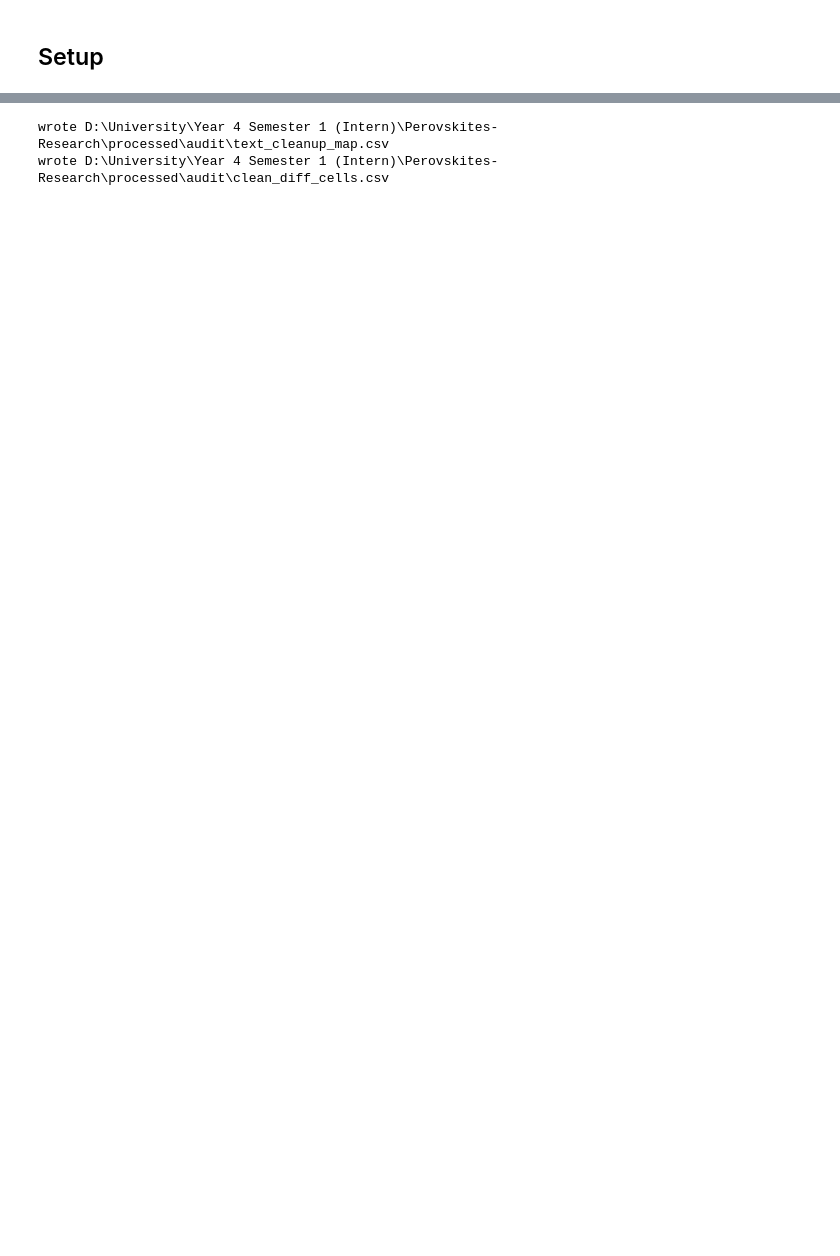
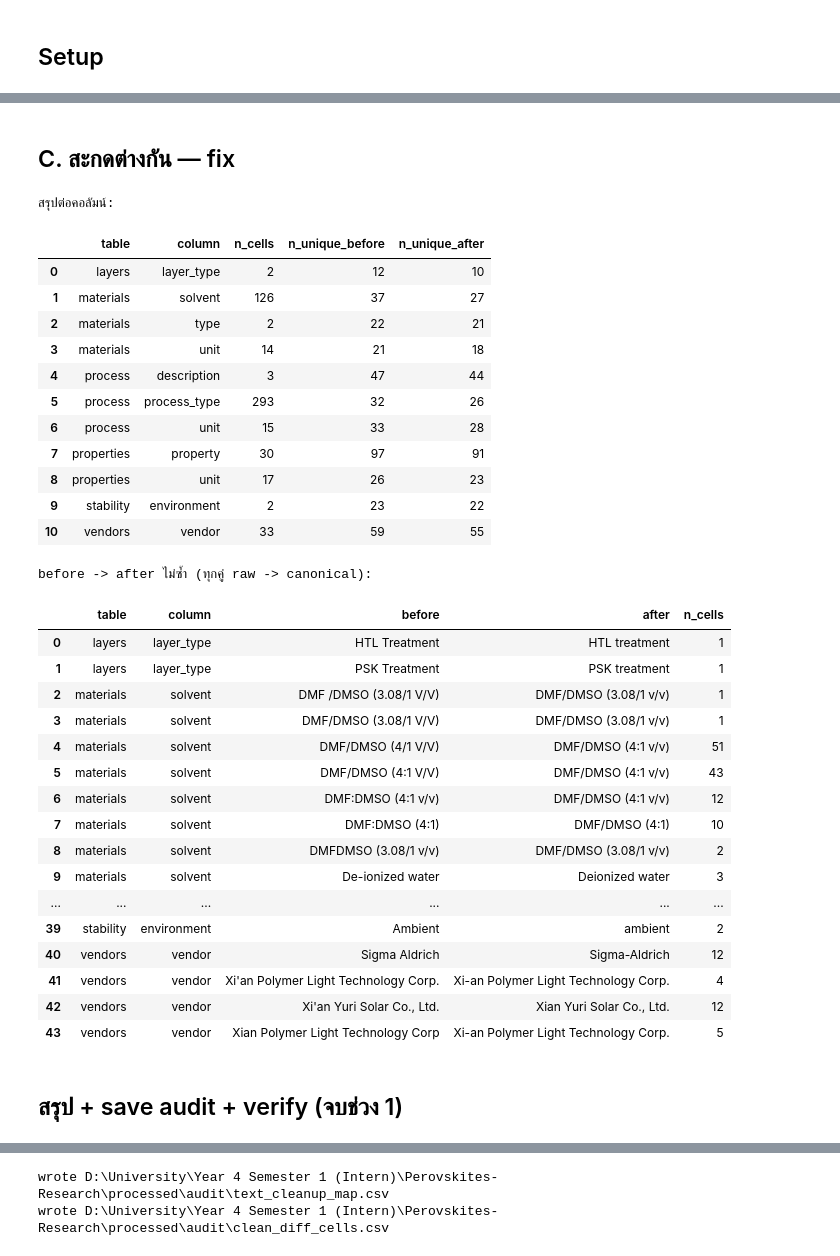
Before and after one commit to NiOx-based-Perovskite-Solar-Cell/Perovskite-Research, a Jupyter notebook: notebooks/column_prepare.ipynb, the cells around one changed output, grey strips where cells are left out. Saved outputs shown, nothing was run; the diff lists cells and outputs as text; code cells hidden in the pictures; blank space fills up the shorter version.

```diff
--- a/notebooks/column_prepare.ipynb
+++ b/notebooks/column_prepare.ipynb
@@ -720,0 +156,16 @@ print(f"เซลล์ที่แก้ (นับอิสระจาก raw
+# %%
+UNICODE_FIX = str.maketrans({chr(0x03BC): chr(0x00B5),   # Greek mu -> micro sign
+                             chr(0x2212): "-",              # Unicode minus -> hyphen
+                             chr(0x00A0): " "})             # NBSP -> space
+
+def norm_text(s: str) -> str:
+    return re.sub(r"\s+", " ", s.translate(UNICODE_FIX)).strip()
+
+n_fixed = 0
+for name, df in tables.items():
+    for col in df.columns:
+        after = df[col].map(lambda v: norm_text(v) if isinstance(v, str) else v)
+        n_fixed += log_and_apply(name, col, after, "1-unicode/ws")
+print("1-unicode/ws: แก้", n_fixed, "เซลล์")
+print("before -> after ไม่ซ้ำ:")
+step_diff("1-unicode/ws")
@@ -720,0 +183,11 @@ print(f"เซลล์ที่แก้ (นับอิสระจาก raw
+# %%
+TYPO_FIX = {
+    ("properties", "property"): {
+        "Trap densitiy": "Trap density",  # สะกดผิด
+        "AverageVoc": "Average Voc",      # space หาย
+    },
+}
+for (name, col), fixes in TYPO_FIX.items():
+    for typo, correct in fixes.items():
+        n = int((tables[name][col] == typo).sum())
+        print(f"{name}.{col}: {typo!r} ผิด {n} แถว (ควรเป็น {correct!r})")
@@ -720,0 +282,49 @@ print(f"เซลล์ที่แก้ (นับอิสระจาก raw
+# %% [markdown]
+## C. สะกดต่างกัน — fix
+# %%
+report = []
+for (name, col), g in var_map.groupby(["table", "column"]):
+    mapping = dict(zip(g["raw"], g["canonical"]))
+    before_unique = tables[name][col].nunique()
+    n = log_and_apply(name, col, tables[name][col].replace(mapping), "3-variant")
+    after_unique = tables[name][col].nunique()
+    report.append({"table": name, "column": col, "n_cells": n,
+                   "n_unique_before": before_unique, "n_unique_after": after_unique})
+print("สรุปต่อคอลัมน์:")
+display(pd.DataFrame(report))
+print("before -> after ไม่ซ้ำ (ทุกคู่ raw -> canonical):")
+step_diff("3-variant")
+# %% [output]
+สรุปต่อคอลัมน์:
+|  | table | column | n_cells | n_unique_before | n_unique_after |
+| 0 | layers | layer_type | 2 | 12 | 10 |
+| 1 | materials | solvent | 126 | 37 | 27 |
+| 2 | materials | type | 2 | 22 | 21 |
+| 3 | materials | unit | 14 | 21 | 18 |
+| 4 | process | description | 3 | 47 | 44 |
+| 5 | process | process_type | 293 | 32 | 26 |
+| 6 | process | unit | 15 | 33 | 28 |
+| 7 | properties | property | 30 | 97 | 91 |
+| 8 | properties | unit | 17 | 26 | 23 |
+| 9 | stability | environment | 2 | 23 | 22 |
+| 10 | vendors | vendor | 33 | 59 | 55 |
+before -> after ไม่ซ้ำ (ทุกคู่ raw -> canonical):
+|  | table | column | before | after | n_cells |
+| 0 | layers | layer_type | HTL Treatment | HTL treatment | 1 |
+| 1 | layers | layer_type | PSK Treatment | PSK treatment | 1 |
+| 2 | materials | solvent | DMF /DMSO (3.08/1 V/V) | DMF/DMSO (3.08/1 v/v) | 1 |
+| 3 | materials | solvent | DMF/DMSO (3.08/1 V/V) | DMF/DMSO (3.08/1 v/v) | 1 |
+| 4 | materials | solvent | DMF/DMSO (4/1 V/V) | DMF/DMSO (4:1 v/v) | 51 |
+| 5 | materials | solvent | DMF/DMSO (4:1 V/V) | DMF/DMSO (4:1 v/v) | 43 |
+| 6 | materials | solvent | DMF:DMSO (4:1 v/v) | DMF/DMSO (4:1 v/v) | 12 |
+| 7 | materials | solvent | DMF:DMSO (4:1) | DMF/DMSO (4:1) | 10 |
+| 8 | materials | solvent | DMFDMSO (3.08/1 v/v) | DMF/DMSO (3.08/1 v/v) | 2 |
+| 9 | materials | solvent | De-ionized water | Deionized water | 3 |
+| ... | ... | ... | ... | ... | ... |
+| 39 | stability | environment | Ambient | ambient | 2 |
+| 40 | vendors | vendor | Sigma Aldrich | Sigma-Aldrich | 12 |
+| 41 | vendors | vendor | Xi'an Polymer Light Technology Corp. | Xi-an Polymer Light Technology Corp. | 4 |
+| 42 | vendors | vendor | Xi'an Yuri Solar Co., Ltd. | Xian Yuri Solar Co., Ltd. | 12 |
+| 43 | vendors | vendor | Xian Polymer Light Technology Corp | Xi-an Polymer Light Technology Corp. | 5 |
+# %% [markdown]
+## สรุป + save audit + verify (จบช่วง 1)
```
Also changed, not shown: parts of 118 cells of this notebook, 14 other files.
